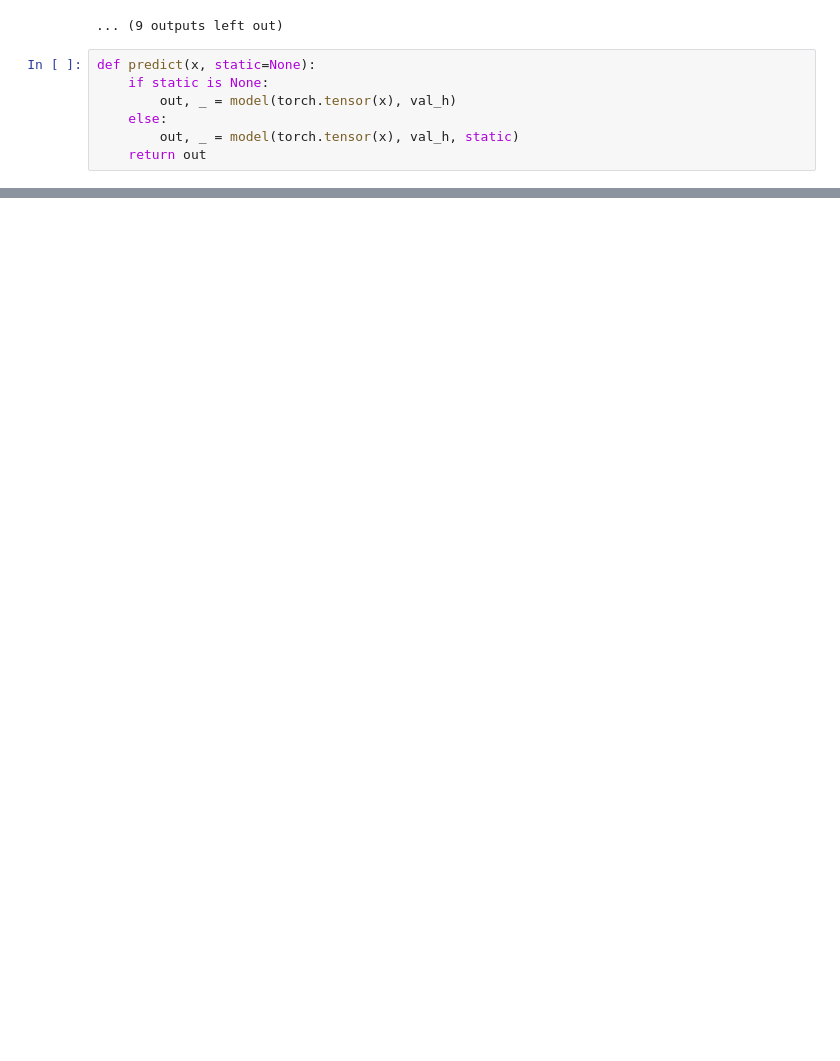
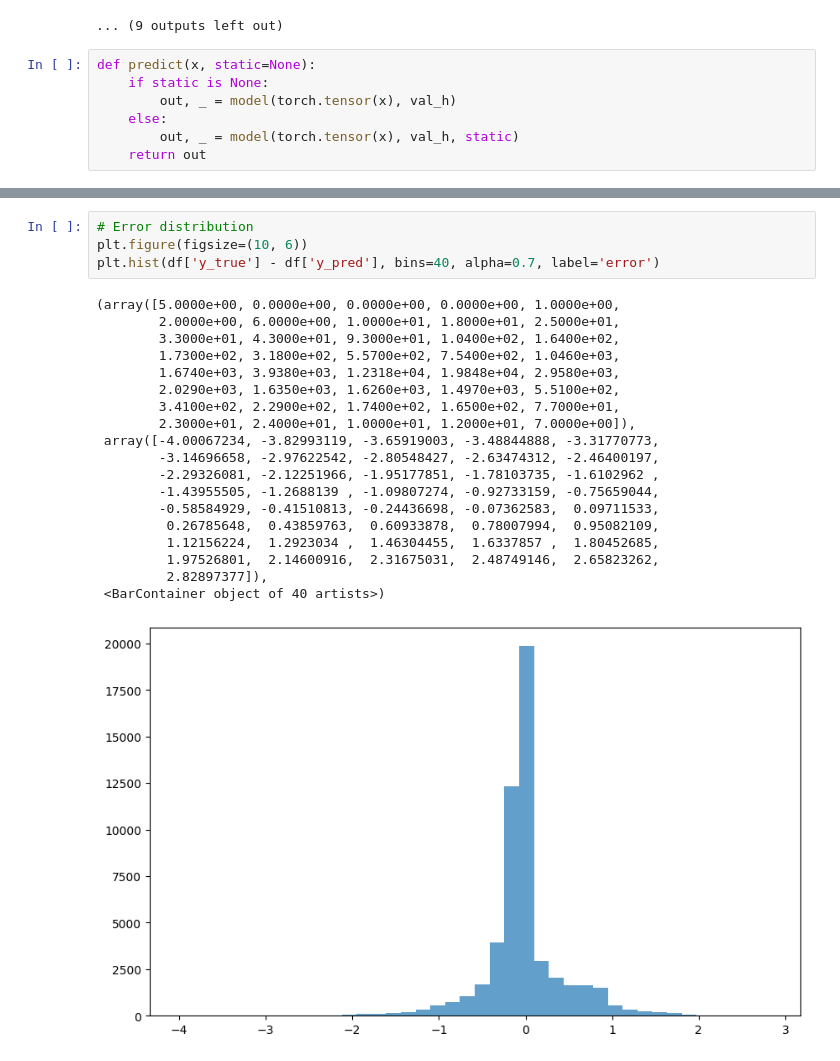
Before and after one commit to JulAgu/drought_pred_hybrid, a Jupyter notebook: notebooks/01-Exploring_data + LSTM_Baseline.ipynb, the cells around one changed output, grey strips where cells are left out. Drawn from its saved outputs; the diff is of its cells as text; blank space fills up the shorter version.

```diff
--- a/notebooks/01-Exploring_data + LSTM_Baseline.ipynb
+++ b/notebooks/01-Exploring_data + LSTM_Baseline.ipynb
@@ -585,0 +631,24 @@ Week 6 MAE 0.403 F1 0.499
+# %%
+# Error distribution
+plt.figure(figsize=(10, 6))
+plt.hist(df['y_true'] - df['y_pred'], bins=40, alpha=0.7, label='error')
+# %% [output]
+(array([5.0000e+00, 0.0000e+00, 0.0000e+00, 0.0000e+00, 1.0000e+00,
+        2.0000e+00, 6.0000e+00, 1.0000e+01, 1.8000e+01, 2.5000e+01,
+        3.3000e+01, 4.3000e+01, 9.3000e+01, 1.0400e+02, 1.6400e+02,
+        1.7300e+02, 3.1800e+02, 5.5700e+02, 7.5400e+02, 1.0460e+03,
+        1.6740e+03, 3.9380e+03, 1.2318e+04, 1.9848e+04, 2.9580e+03,
+        2.0290e+03, 1.6350e+03, 1.6260e+03, 1.4970e+03, 5.5100e+02,
+        3.4100e+02, 2.2900e+02, 1.7400e+02, 1.6500e+02, 7.7000e+01,
+        2.3000e+01, 2.4000e+01, 1.0000e+01, 1.2000e+01, 7.0000e+00]),
+ array([-4.00067234, -3.82993119, -3.65919003, -3.48844888, -3.31770773,
+        -3.14696658, -2.97622542, -2.80548427, -2.63474312, -2.46400197,
+        -2.29326081, -2.12251966, -1.95177851, -1.78103735, -1.6102962 ,
+        -1.43955505, -1.2688139 , -1.09807274, -0.92733159, -0.75659044,
+        -0.58584929, -0.41510813, -0.24436698, -0.07362583,  0.09711533,
+         0.26785648,  0.43859763,  0.60933878,  0.78007994,  0.95082109,
+         1.12156224,  1.2923034 ,  1.46304455,  1.6337857 ,  1.80452685,
+         1.97526801,  2.14600916,  2.31675031,  2.48749146,  2.65823262,
+         2.82897377]),
+ <BarContainer object of 40 artists>)
+[figure, added]
```
Also changed, not shown: parts of 10 cells of this notebook, 4 other files.
